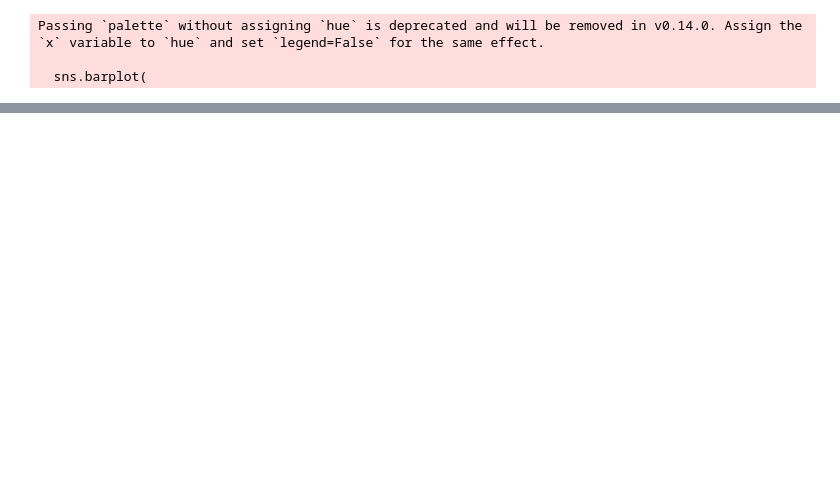
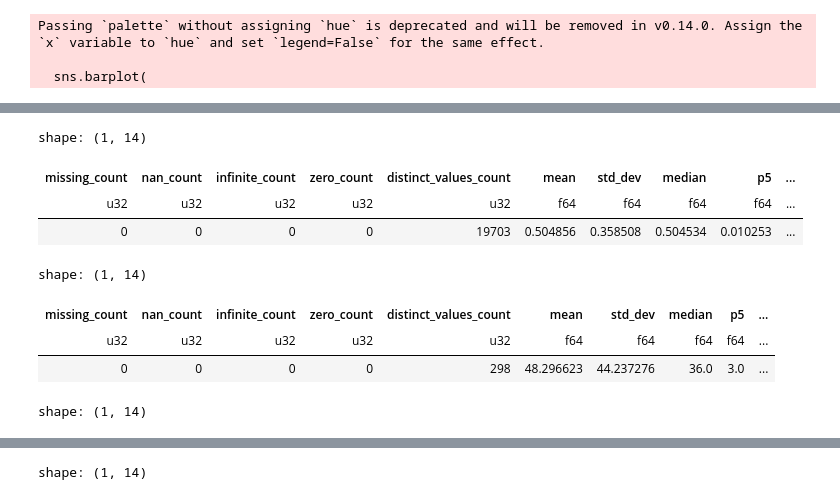
Before and after one commit to saaim-exe/polymarket-btc5m-research, a Jupyter notebook: notebooks/eda_TimeSeventeen.ipynb, the cells around one changed output, grey strips where cells are left out. Saved outputs shown, nothing was run; the diff lists cells and outputs as text; code cells hidden in the pictures; blank space fills up the shorter version.

```diff
--- a/notebooks/eda_TimeSeventeen.ipynb
+++ b/notebooks/eda_TimeSeventeen.ipynb
@@ -122,0 +213,79 @@ shape: (21_529, 6)
+# %%
+
+
+def summary(df: pl.DataFrame, col_name: str) -> pl.DataFrame:
+    col = pl.col(col_name)
+    is_numeric = df.schema[col_name].is_numeric()
+
+    exprs = [
+        # Counts
+        col.null_count().alias("missing_count"),
+        (col.is_nan().sum() if is_numeric else pl.lit(0)).alias("nan_count"),
+        (col.is_infinite().sum() if is_numeric else pl.lit(0)).alias("infinite_count"),
+        (col.eq(0).sum()).alias("zero_count"),
+        col.n_unique().alias("distinct_values_count"),
+
+        # Central Tendency & Dispersion
+        col.mean().alias("mean"),
+        col.std().alias("std_dev"),
+        col.median().alias("median"),
+
+        # Percentiles & Bounds
+        col.quantile(0.05).alias("p5"),
+        col.quantile(0.25).alias("p25"),
+        col.quantile(0.75).alias("p75"),
+        col.quantile(0.95).alias("p95"),
+        col.min().alias("minimum"),
+        col.max().alias("maximum"),
+    ]
+
+    return df.select(exprs)
+
+up_price_summary_table = summary(df_eda_v1, "up_price")
+price_second_trade_count_summary_table = summary(df_eda_v1,"price_second_trade_count")
+price_second_volume_usdc_summary_table = summary(df_eda_v1, "price_second_volume_usdc")
+window_trade_count_summary_table = summary(df_eda_v1, "window_trade_count")
+window_volume_usdc_summary_table = summary(df_eda_v1, "window_volume_usdc")
+window_signed_flow_usdc_summary_table = summary(df_eda_v1, "window_signed_flow_usdc")
+window_imbalance_summary_table = summary(df_eda_v1, "window_imbalance")
+
+# trailing_60s_trade_count	trailing_60s_volume_usdc	trailing_60s_signed_flow_usdc	trailing_60s_imbalance
+
+trailing_60s_trade_count_summary_table = summary(df_eda_v1,"trailing_60s_trade_count")
+trailing_60s_volume_usdc_summary_table = summary(df_eda_v1,"trailing_60s_volume_usdc")
+trailing_60s_signed_flow_usdc_summary_table =summary(df_eda_v1,"trailing_60s_signed_flow_usdc")
+trailing_60s_imbalance_summary_table= summary(df_eda_v1,"trailing_60s_imbalance")
+
+display(
+    up_price_summary_table,
+    price_second_trade_count_summary_table,
+    price_second_volume_usdc_summary_table,
+    window_trade_count_summary_table,
+    window_volume_usdc_summary_table,
+    window_signed_flow_usdc_summary_table,
+    window_imbalance_summary_table,
+    trailing_60s_trade_count_summary_table,
+    trailing_60s_volume_usdc_summary_table,
+    trailing_60s_signed_flow_usdc_summary_table,
+    trailing_60s_imbalance_summary_table
+
+)
+
+duplicate_counts = (
+    df_eda_v1.group_by("price_second_volume_usdc")
+    .count()
+    .filter(pl.col("count") > 1)
+    .sort("count", descending=True)
+)
+
+print(duplicate_counts)
+# %% [output]
+shape: (1, 14)
+| missing_count | nan_count | infinite_count | zero_count | distinct_values_count | mean | std_dev | median | p5 | ... |
+| u32 | u32 | u32 | u32 | u32 | f64 | f64 | f64 | f64 | ... |
+| 0 | 0 | 0 | 0 | 19703 | 0.504856 | 0.358508 | 0.504534 | 0.010253 | ... |
+shape: (1, 14)
+| missing_count | nan_count | infinite_count | zero_count | distinct_values_count | mean | std_dev | median | p5 | ... |
+| u32 | u32 | u32 | u32 | u32 | f64 | f64 | f64 | f64 | ... |
+| 0 | 0 | 0 | 0 | 298 | 48.296623 | 44.237276 | 36.0 | 3.0 | ... |
+shape: (1, 14)
@@ -122,0 +295 @@ shape: (21_529, 6)
+shape: (1, 14)
```
Also changed, not shown: parts of 10 cells of this notebook, 2 other files.
